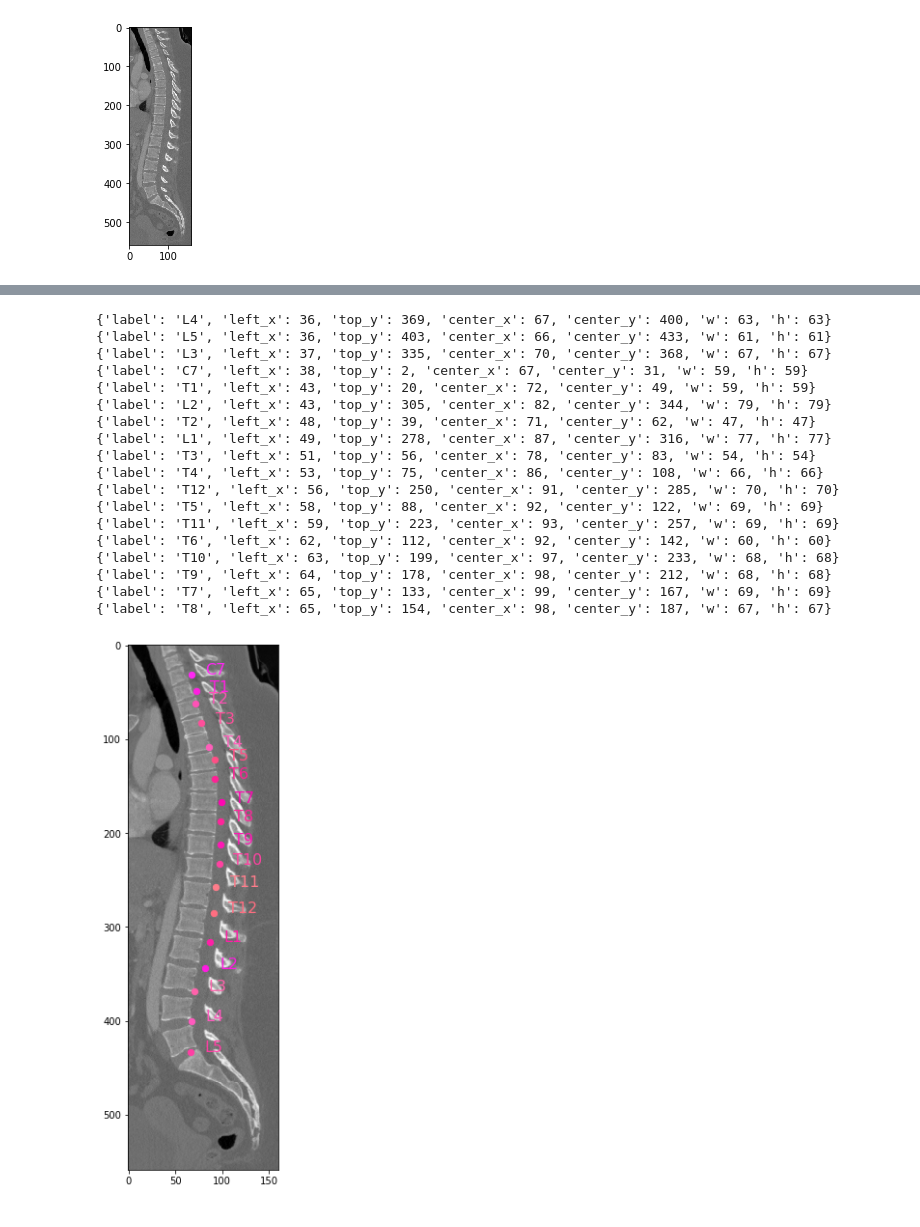
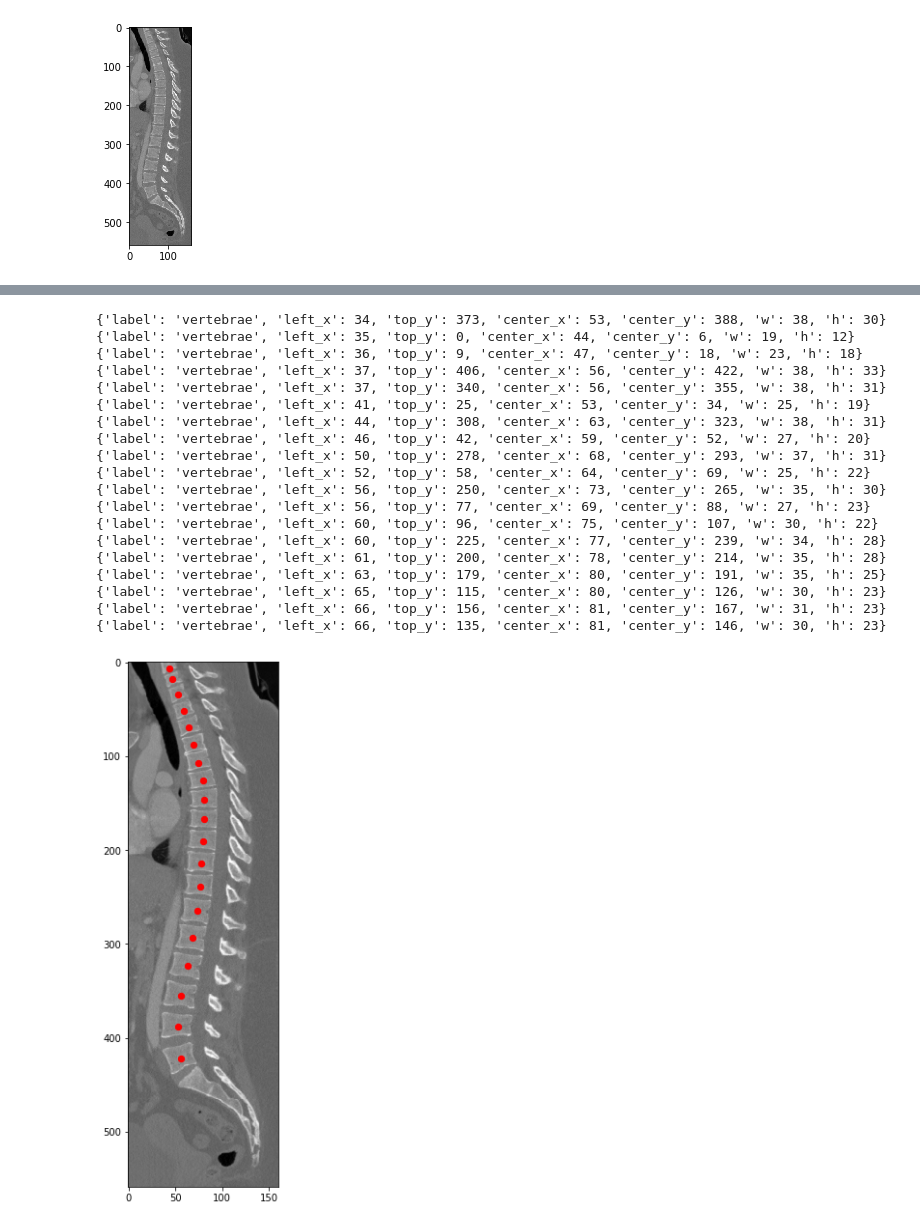
Before and after one commit to ianchen1015/spine, a Jupyter notebook: script/script.ipynb, the cells around one changed output, grey strips where cells are left out. Cells and saved outputs as stored; diff of their text form; code cells hidden in the pictures.

Commit message:
good result

```diff
--- a/script/script.ipynb
+++ b/script/script.ipynb
@@ -75,25 +85,28 @@ print('== YOLO pedicted ==')
 
 import re
 
-yolo_result = []
+yolo_results = []
 
 with open('../darknet/data/ian/test/script_result.txt', 'r') as f:
     content = f.read().split('Enter Image Path:')
+    print(content)
     result = content[1].split('\n')
     del result[0], result[-1]
 
     for line in result:
-        yolo_result.append({
+        yolo_results.append({
             'label': line.split(':')[0],
             #'confidence': int(re.sub("\D", "", line.split('%')[0].split(':')[1])),
             'left_x': int(re.sub("\D", "", line.split(':')[2])),
             'top_y': int(re.sub("\D", "", line.split(':')[3])),
             'center_x': int(int(re.sub("\D", "", line.split(':')[2])) + int(re.sub("\D", "", line.split(':')[4]))/2),
-            'center_y': int(int(re.sub("\D", "", line.split(':')[3])) + int(re.sub("\D", "", line.split(':')[4]))/2),
+            'center_y': int(int(re.sub("\D", "", line.split(':')[3])) + int(re.sub("\D", "", line.split(':')[5]))/2),
             'w': int(re.sub("\D", "", line.split(':')[4])),
-            'h': int(re.sub("\D", "", line.split(':')[4])),
+            'h': int(re.sub("\D", "", line.split(':')[5])),
         })
 
-for i in yolo_result:
+yolo_results = sorted(yolo_results, key=lambda r: r['center_y'])
+
+for i in yolo_results:
     print(i)
 # %% [output]
@@ -123,7 +138,7 @@ import random
 x_coords = []
 y_coords = []
 labels = []
-for result in yolo_result:
+for result in yolo_results:
     print(result)
     x_coords.append(result['center_x'])
     y_coords.append(result['center_y'])
@@ -134,10 +149,10 @@ plt.figure(figsize=(10, 10))
 plt.imshow(x[:,:,z], cmap='gray')
 
 for i in range(len(x_coords)):
-    color = [1, 0 + random.random()/2, 0.5 + random.random()/2]
+    #color = [1, 0 + random.random()/2, 0.5 + random.random()/2]
     x_coord, y_coord, label = x_coords[i], y_coords[i], labels[i]
-    plt.scatter(x = x_coord, y = y_coord, c = color, s = 40)
-    plt.text(x_coord + 15, y_coord, label, fontsize=16, color = color)
+    plt.scatter(x = x_coord, y = y_coord, c = [1,0,0], s = 40)
+    #plt.text(x_coord + 15, y_coord, label, fontsize=16, color = color)
 
 plt.show()
 # %% [output]
@@ -162,19 +178,20 @@ plt.show()
-{'label': 'L4', 'left_x': 36, 'top_y': 369, 'center_x': 67, 'center_y': 400, 'w': 63, 'h': 63}
-{'label': 'L5', 'left_x': 36, 'top_y': 403, 'center_x': 66, 'center_y': 433, 'w': 61, 'h': 61}
-{'label': 'L3', 'left_x': 37, 'top_y': 335, 'center_x': 70, 'center_y': 368, 'w': 67, 'h': 67}
-{'label': 'C7', 'left_x': 38, 'top_y': 2, 'center_x': 67, 'center_y': 31, 'w': 59, 'h': 59}
-{'label': 'T1', 'left_x': 43, 'top_y': 20, 'center_x': 72, 'center_y': 49, 'w': 59, 'h': 59}
-{'label': 'L2', 'left_x': 43, 'top_y': 305, 'center_x': 82, 'center_y': 344, 'w': 79, 'h': 79}
-{'label': 'T2', 'left_x': 48, 'top_y': 39, 'center_x': 71, 'center_y': 62, 'w': 47, 'h': 47}
-{'label': 'L1', 'left_x': 49, 'top_y': 278, 'center_x': 87, 'center_y': 316, 'w': 77, 'h': 77}
-{'label': 'T3', 'left_x': 51, 'top_y': 56, 'center_x': 78, 'center_y': 83, 'w': 54, 'h': 54}
-{'label': 'T4', 'left_x': 53, 'top_y': 75, 'center_x': 86, 'center_y': 108, 'w': 66, 'h': 66}
-{'label': 'T12', 'left_x': 56, 'top_y': 250, 'center_x': 91, 'center_y': 285, 'w': 70, 'h': 70}
-{'label': 'T5', 'left_x': 58, 'top_y': 88, 'center_x': 92, 'center_y': 122, 'w': 69, 'h': 69}
-{'label': 'T11', 'left_x': 59, 'top_y': 223, 'center_x': 93, 'center_y': 257, 'w': 69, 'h': 69}
-{'label': 'T6', 'left_x': 62, 'top_y': 112, 'center_x': 92, 'center_y': 142, 'w': 60, 'h': 60}
-{'label': 'T10', 'left_x': 63, 'top_y': 199, 'center_x': 97, 'center_y': 233, 'w': 68, 'h': 68}
-{'label': 'T9', 'left_x': 64, 'top_y': 178, 'center_x': 98, 'center_y': 212, 'w': 68, 'h': 68}
-{'label': 'T7', 'left_x': 65, 'top_y': 133, 'center_x': 99, 'center_y': 167, 'w': 69, 'h': 69}
-{'label': 'T8', 'left_x': 65, 'top_y': 154, 'center_x': 98, 'center_y': 187, 'w': 67, 'h': 67}
+{'label': 'vertebrae', 'left_x': 34, 'top_y': 373, 'center_x': 53, 'center_y': 388, 'w': 38, 'h': 30}
+{'label': 'vertebrae', 'left_x': 35, 'top_y': 0, 'center_x': 44, 'center_y': 6, 'w': 19, 'h': 12}
+{'label': 'vertebrae', 'left_x': 36, 'top_y': 9, 'center_x': 47, 'center_y': 18, 'w': 23, 'h': 18}
+{'label': 'vertebrae', 'left_x': 37, 'top_y': 406, 'center_x': 56, 'center_y': 422, 'w': 38, 'h': 33}
+{'label': 'vertebrae', 'left_x': 37, 'top_y': 340, 'center_x': 56, 'center_y': 355, 'w': 38, 'h': 31}
+{'label': 'vertebrae', 'left_x': 41, 'top_y': 25, 'center_x': 53, 'center_y': 34, 'w': 25, 'h': 19}
+{'label': 'vertebrae', 'left_x': 44, 'top_y': 308, 'center_x': 63, 'center_y': 323, 'w': 38, 'h': 31}
+{'label': 'vertebrae', 'left_x': 46, 'top_y': 42, 'center_x': 59, 'center_y': 52, 'w': 27, 'h': 20}
+{'label': 'vertebrae', 'left_x': 50, 'top_y': 278, 'center_x': 68, 'center_y': 293, 'w': 37, 'h': 31}
+{'label': 'vertebrae', 'left_x': 52, 'top_y': 58, 'center_x': 64, 'center_y': 69, 'w': 25, 'h': 22}
+{'label': 'vertebrae', 'left_x': 56, 'top_y': 250, 'center_x': 73, 'center_y': 265, 'w': 35, 'h': 30}
+{'label': 'vertebrae', 'left_x': 56, 'top_y': 77, 'center_x': 69, 'center_y': 88, 'w': 27, 'h': 23}
+{'label': 'vertebrae', 'left_x': 60, 'top_y': 96, 'center_x': 75, 'center_y': 107, 'w': 30, 'h': 22}
+{'label': 'vertebrae', 'left_x': 60, 'top_y': 225, 'center_x': 77, 'center_y': 239, 'w': 34, 'h': 28}
+{'label': 'vertebrae', 'left_x': 61, 'top_y': 200, 'center_x': 78, 'center_y': 214, 'w': 35, 'h': 28}
+{'label': 'vertebrae', 'left_x': 63, 'top_y': 179, 'center_x': 80, 'center_y': 191, 'w': 35, 'h': 25}
+{'label': 'vertebrae', 'left_x': 65, 'top_y': 115, 'center_x': 80, 'center_y': 126, 'w': 30, 'h': 23}
+{'label': 'vertebrae', 'left_x': 66, 'top_y': 156, 'center_x': 81, 'center_y': 167, 'w': 31, 'h': 23}
+{'label': 'vertebrae', 'left_x': 66, 'top_y': 135, 'center_x': 81, 'center_y': 146, 'w': 30, 'h': 23}
-[figure, old version]
+[figure, new version]
```
Also changed, not shown: parts of 19 cells of this notebook, 2 other files.
